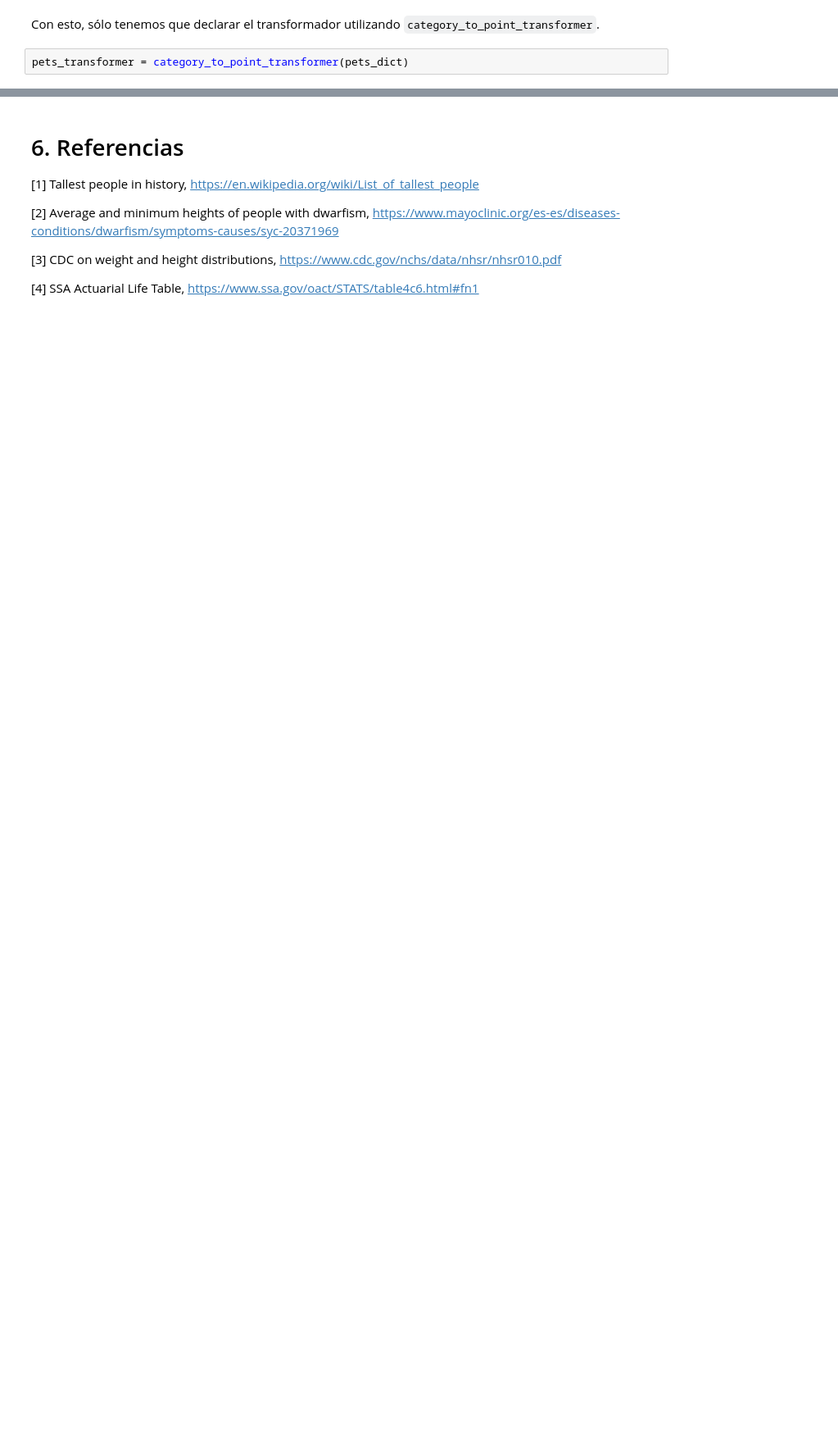
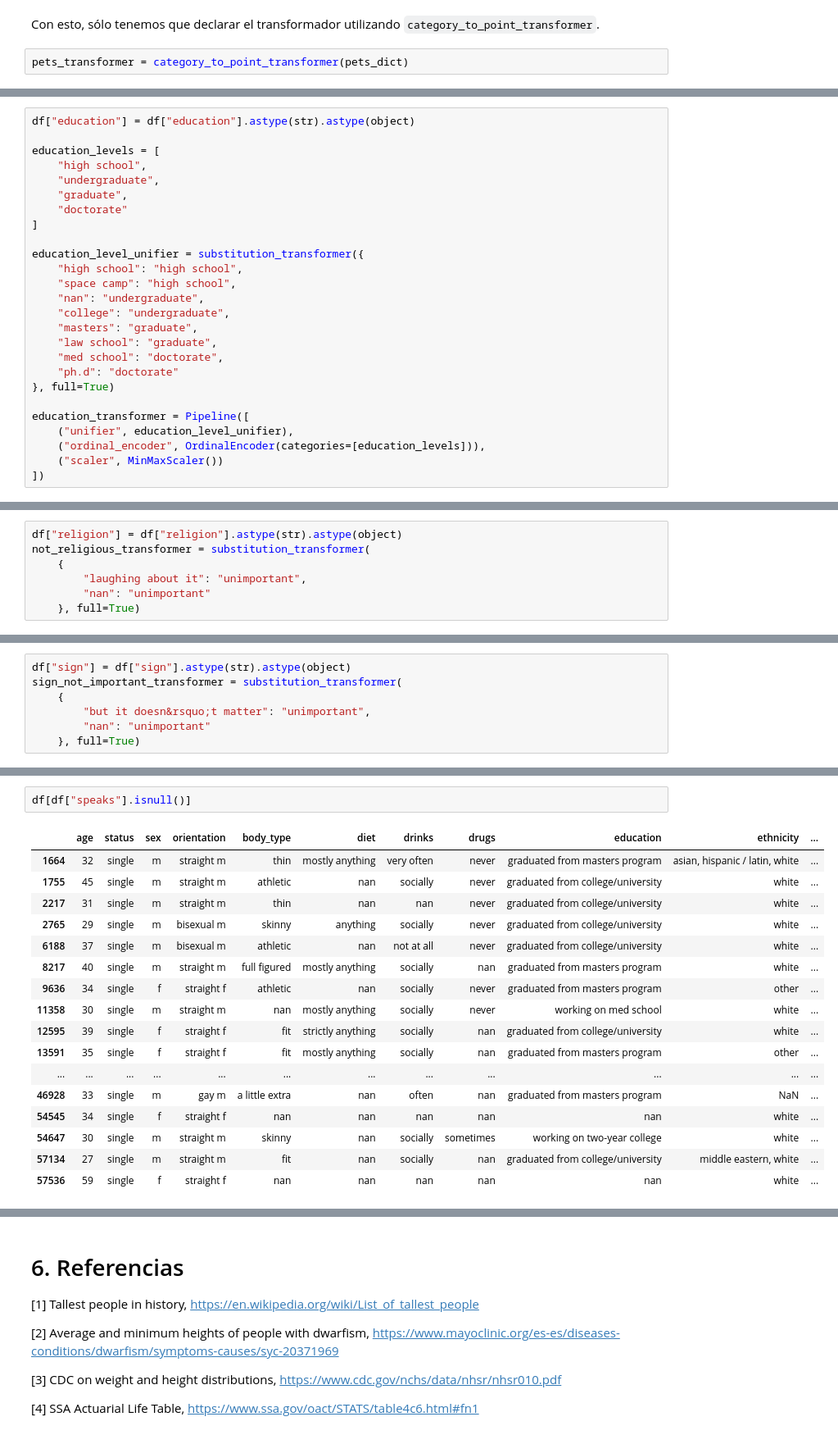
Before and after one commit to dietrujillo/ml_lab, a Jupyter notebook: lab3/notebooks/lab3_tmp.ipynb, the cells around one changed output, grey strips where cells are left out. Shown at 82% size. Cells and saved outputs as stored; diff of their text form; blank space fills up the shorter version.

```diff
--- a/lab3/notebooks/lab3_tmp.ipynb
+++ b/lab3/notebooks/lab3_tmp.ipynb
@@ -971,0 +1202,26 @@ pets_transformer = category_to_point_transformer(pets_dict)
+# %%
+df["education"] = df["education"].astype(str).astype(object)
+
+education_levels = [
+    "high school",
+    "undergraduate",
+    "graduate",
+    "doctorate"
+]
+
+education_level_unifier = substitution_transformer({
+    "high school": "high school",
+    "space camp": "high school",
+    "nan": "undergraduate",
+    "college": "undergraduate",
+    "masters": "graduate",
+    "law school": "graduate",
+    "med school": "doctorate",
+    "ph.d": "doctorate"
+}, full=True)
+
+education_transformer = Pipeline([
+    ("unifier", education_level_unifier),
+    ("ordinal_encoder", OrdinalEncoder(categories=[education_levels])),
+    ("scaler", MinMaxScaler())
+])
@@ -971,0 +1338,7 @@ pets_transformer = category_to_point_transformer(pets_dict)
+# %%
+df["religion"] = df["religion"].astype(str).astype(object)
+not_religious_transformer = substitution_transformer(
+    {
+        "laughing about it": "unimportant",
+        "nan": "unimportant"
+    }, full=True)
@@ -971,0 +1397,7 @@ pets_transformer = category_to_point_transformer(pets_dict)
+# %%
+df["sign"] = df["sign"].astype(str).astype(object)
+sign_not_important_transformer = substitution_transformer(
+    {
+        "but it doesn&rsquo;t matter": "unimportant",
+        "nan": "unimportant"
+    }, full=True)
@@ -971,0 +1447,20 @@ pets_transformer = category_to_point_transformer(pets_dict)
+# %%
+df[df["speaks"].isnull()]
+# %% [output]
+|  | age | status | sex | orientation | body_type | diet | drinks | drugs | education | ethnicity | ... |
+| 1664 | 32 | single | m | straight m | thin | mostly anything | very often | never | graduated from masters program | asian, hispanic / latin, white | ... |
+| 1755 | 45 | single | m | straight m | athletic | nan | socially | never | graduated from college/university | white | ... |
+| 2217 | 31 | single | m | straight m | thin | nan | nan | never | graduated from college/university | white | ... |
+| 2765 | 29 | single | m | bisexual m | skinny | anything | socially | never | graduated from college/university | white | ... |
+| 6188 | 37 | single | m | bisexual m | athletic | nan | not at all | never | graduated from college/university | white | ... |
+| 8217 | 40 | single | m | straight m | full figured | mostly anything | socially | nan | graduated from masters program | white | ... |
+| 9636 | 34 | single | f | straight f | athletic | nan | socially | never | graduated from masters program | other | ... |
+| 11358 | 30 | single | m | straight m | nan | mostly anything | socially | never | working on med school | white | ... |
+| 12595 | 39 | single | f | straight f | fit | strictly anything | socially | nan | graduated from college/university | white | ... |
+| 13591 | 35 | single | f | straight f | fit | mostly anything | socially | nan | graduated from masters program | other | ... |
+| ... | ... | ... | ... | ... | ... | ... | ... | ... | ... | ... | ... |
+| 46928 | 33 | single | m | gay m | a little extra | nan | often | nan | graduated from masters program | NaN | ... |
+| 54545 | 34 | single | f | straight f | nan | nan | nan | nan | nan | white | ... |
+| 54647 | 30 | single | m | straight m | skinny | nan | socially | sometimes | working on two-year college | white | ... |
+| 57134 | 27 | single | m | straight m | fit | nan | socially | nan | graduated from college/university | middle eastern, white | ... |
+| 57536 | 59 | single | f | straight f | nan | nan | nan | nan | nan | white | ... |
```
Also changed, not shown: parts of 70 cells of this notebook.
